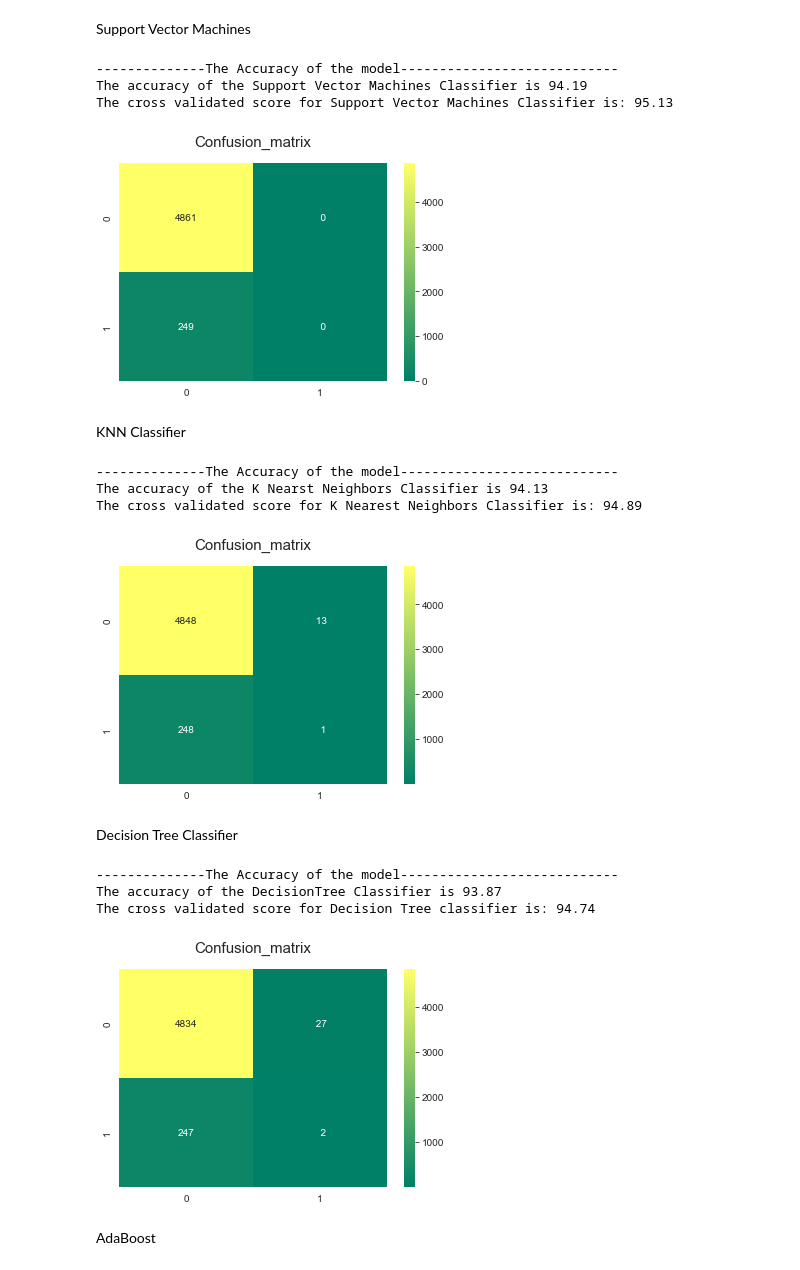
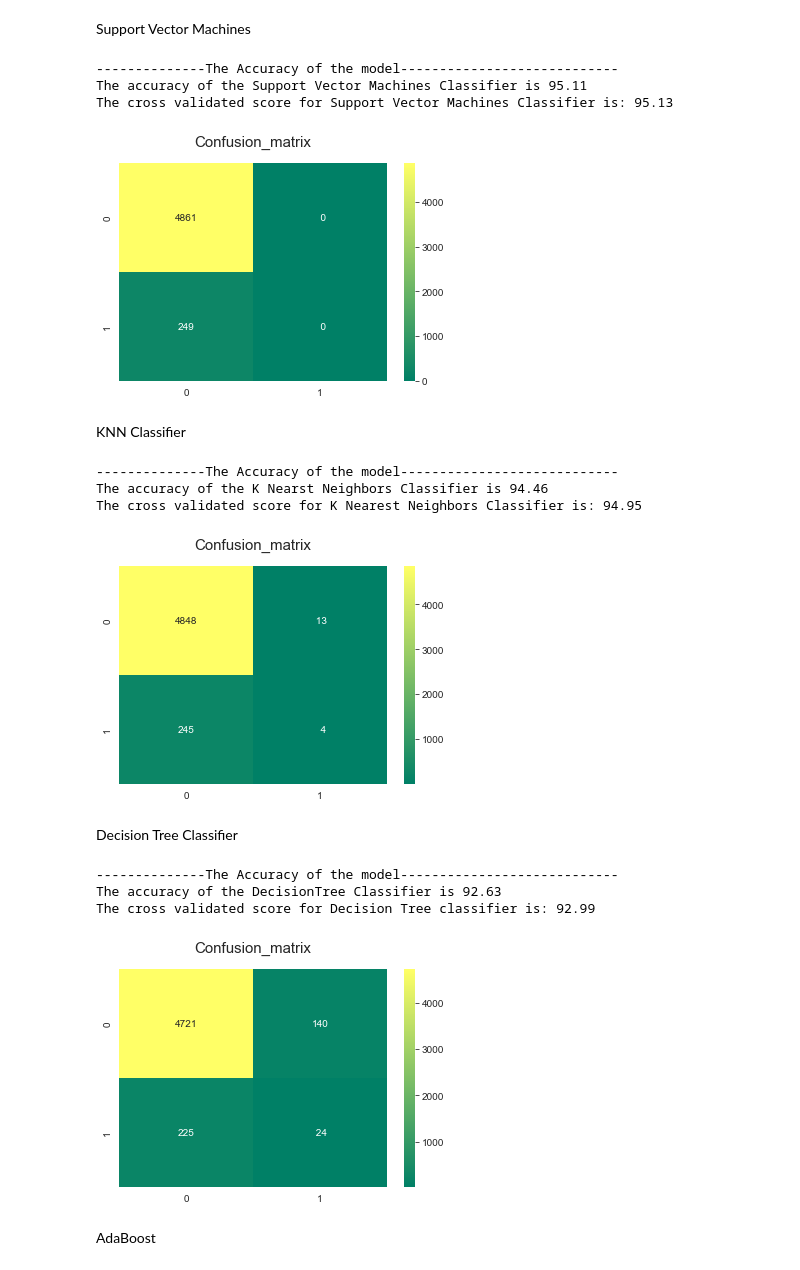
Before and after one commit to she3r/Projekt_PSI, a Jupyter notebook: Projekt zaliczeniowy/project.ipynb, the cells around one changed output. Saved outputs shown, nothing was run; the diff lists cells and outputs as text; code cells hidden in the pictures.

```diff
--- a/Projekt zaliczeniowy/project.ipynb
+++ b/Projekt zaliczeniowy/project.ipynb
@@ -237,7 +289,6 @@ kfold = StratifiedKFold(n_splits=10,random_state=5,shuffle=True)
 # %% [markdown]
 Logistic Regression
 # %%
-
 from sklearn.linear_model import LogisticRegression # Logistic Regression
 model = LogisticRegression()
 model.fit(X_train,y_train)
@@ -251,8 +302,7 @@ sns.heatmap(confusion_matrix(target,y_pred),annot=True,fmt='3.0f',cmap="summer")
 plt.title('Confusion_matrix', y=1.05, size=15)
 plt.show()
 crosval_scores.append(round(result_lr.mean()*100,2))
-accuracy_scores.append(round(accuracy_score(prediction_lr,y_test)*100,2))
-
-print(y_test)
+accuracy_scores.append(round(accuracy_score(y_test,prediction_lr)*100,2))
+recall_scores.append(round(recall_score(y_test,prediction_lr)*100,2))
 # %% [output]
 --------------The Accuracy of the model----------------------------
@@ -277,14 +315,15 @@ Random Forest Classifier
 # kfold = StratifiedKFold(n_splits=10,random_state=8,shuffle=True)
 # Random Forests
 from sklearn.ensemble import RandomForestClassifier
-model = RandomForestClassifier(criterion='gini', n_estimators=700,
-                             min_samples_split=10,min_samples_leaf=1,
-                             max_features='auto',oob_score=True,
-                             random_state=1,n_jobs=-1)
+# model = RandomForestClassifier(criterion='gini', n_estimators=700,
+#                              min_samples_split=10,min_samples_leaf=1,
+#                              max_features='auto',oob_score=True,
+#                              random_state=1,n_jobs=-1)
+model = RandomForestClassifier(n_jobs=4)
 model.fit(X_train,y_train)
 prediction_rm=model.predict(X_test)
 print('--------------The Accuracy of the model----------------------------')
-print('The accuracy of the Random Forest Classifier is',round(accuracy_score(prediction_rm,y_test)*100,2))
+print('The accuracy of the Random Forest Classifier is',round(accuracy_score(y_test,prediction_rm)*100,2))
 result_rm=cross_val_score(model,all_features,target,cv=kfold,scoring='accuracy')
 print('The cross validated score for Random Forest Classifier is:',round(result_rm.mean()*100,2))
 y_pred = cross_val_predict(model,all_features,target,cv=kfold)
@@ -292,6 +331,7 @@ sns.heatmap(confusion_matrix(target,y_pred),annot=True,fmt='3.0f',cmap="summer")
 plt.title('Confusion_matrix', y=1.05, size=15)
 plt.show()
 crosval_scores.append(round(result_rm.mean()*100,2))
-accuracy_scores.append(round(accuracy_score(prediction_rm,y_test)*100,2))
+accuracy_scores.append(round(accuracy_score(y_test,prediction_rm)*100,2))
+recall_scores.append(round(recall_score(y_test,prediction_rm)*100,2))
 # %% [output]
 --------------The Accuracy of the model----------------------------
@@ -309,7 +349,7 @@ model = SVC()
 model.fit(X_train,y_train)
 prediction_svm=model.predict(X_test)
 print('--------------The Accuracy of the model----------------------------')
-print('The accuracy of the Support Vector Machines Classifier is',round(accuracy_score(prediction_svm,y_test)*100,2))
+print('The accuracy of the Support Vector Machines Classifier is',round(accuracy_score(y_test,prediction_svm)*100,2))
 result_svm=cross_val_score(model,all_features,target,cv=kfold,scoring='accuracy')
 print('The cross validated score for Support Vector Machines Classifier is:',round(result_svm.mean()*100,2))
 y_pred = cross_val_predict(model,all_features,target,cv=kfold)
@@ -317,10 +357,11 @@ sns.heatmap(confusion_matrix(target,y_pred),annot=True,fmt='3.0f',cmap="summer")
 plt.title('Confusion_matrix', y=1.05, size=15)
 plt.show()
 crosval_scores.append(round(result_svm.mean()*100,2))
-accuracy_scores.append(round(accuracy_score(prediction_svm,y_test)*100,2))
+accuracy_scores.append(round(accuracy_score(y_test,prediction_svm)*100,2))
+recall_scores.append(round(recall_score(y_test,prediction_svm)*100,2))
 # %% [output]
 --------------The Accuracy of the model----------------------------
-The accuracy of the Support Vector Machines Classifier is 94.19
+The accuracy of the Support Vector Machines Classifier is 95.11
 The cross validated score for Support Vector Machines Classifier is: 95.13
 [figure]
 # %% [markdown]
@@ -330,11 +371,11 @@ KNN Classifier
 ##knn
 from sklearn.neighbors import KNeighborsClassifier
 
-model = KNeighborsClassifier(n_neighbors = 4)
+model = KNeighborsClassifier()
 model.fit(X_train,y_train)
 prediction_knn=model.predict(X_test)
 print('--------------The Accuracy of the model----------------------------')
-print('The accuracy of the K Nearst Neighbors Classifier is',round(accuracy_score(prediction_knn,y_test)*100,2))
+print('The accuracy of the K Nearst Neighbors Classifier is',round(accuracy_score(y_test,prediction_knn)*100,2))
 result_knn=cross_val_score(model,all_features,target,cv=kfold,scoring='accuracy')
 print('The cross validated score for K Nearest Neighbors Classifier is:',round(result_knn.mean()*100,2))
 y_pred = cross_val_predict(model,all_features,target,cv=kfold)
@@ -342,38 +383,41 @@ sns.heatmap(confusion_matrix(target,y_pred),annot=True,fmt='3.0f',cmap="summer")
 plt.title('Confusion_matrix', y=1.05, size=15)
 plt.show()
 crosval_scores.append(round(result_knn.mean()*100,2))
-accuracy_scores.append(round(accuracy_score(prediction_knn,y_test)*100,2))
+accuracy_scores.append(round(accuracy_score(y_test,prediction_knn)*100,2))
+recall_scores.append(round(recall_score(y_test,prediction_knn)*100,2))
 # %% [output]
 --------------The Accuracy of the model----------------------------
-The accuracy of the K Nearst Neighbors Classifier is 94.13
-The cross validated score for K Nearest Neighbors Classifier is: 94.89
+The accuracy of the K Nearst Neighbors Classifier is 94.46
+The cross validated score for K Nearest Neighbors Classifier is: 94.95
 [figure]
 # %% [markdown]
 Decision Tree Classifier
 # %%
 # kfold = StratifiedKFold(n_splits=10,random_state=587,shuffle=True)
 # Decision Tree
 from sklearn.tree import DecisionTreeClassifier
-model= DecisionTreeClassifier(criterion='gini',
-                             min_samples_split=10,min_samples_leaf=1,
-                             max_features='auto')
+# model= DecisionTreeClassifier(criterion='gini',
+#                              min_samples_split=10,min_samples_leaf=1,
+#                              max_features='auto')
+model= DecisionTreeClassifier()
 model.fit(X_train,y_train)
 prediction_tree=model.predict(X_test)
 print('--------------The Accuracy of the model----------------------------')
-print('The accuracy of the DecisionTree Classifier is',round(accuracy_score(prediction_tree,y_test)*100,2))
+print('The accuracy of the DecisionTree Classifier is',round(accuracy_score(y_test,prediction_tree)*100,2))
 result_tree=cross_val_score(model,all_features,target,cv=kfold,scoring='accuracy')
 print('The cross validated score for Decision Tree classifier is:',round(result_tree.mean()*100,2))
 y_pred = cross_val_predict(model,all_features,target,cv=kfold)
 sns.heatmap(confusion_matrix(target,y_pred),annot=True,fmt='3.0f',cmap="summer")
 plt.title('Confusion_matrix', y=1.05, size=15)
 plt.show()
 crosval_scores.append(round(result_tree.mean()*100,2))
-accuracy_scores.append(round(accuracy_score(prediction_tree,y_test)*100,2))
+accuracy_scores.append(round(accuracy_score(y_test,prediction_tree)*100,2))
+recall_scores.append(round(recall_score(y_test,prediction_tree)*100,2))
 # %% [output]
 --------------The Accuracy of the model----------------------------
-The accuracy of the DecisionTree Classifier is 93.87
-The cross validated score for Decision Tree classifier is: 94.74
+The accuracy of the DecisionTree Classifier is 92.63
+The cross validated score for Decision Tree classifier is: 92.99
-[figure, old version]
+[figure, new version]
 # %% [markdown]
 AdaBoost
 # %%
```
Also changed, not shown: parts of 42 cells of this notebook.
